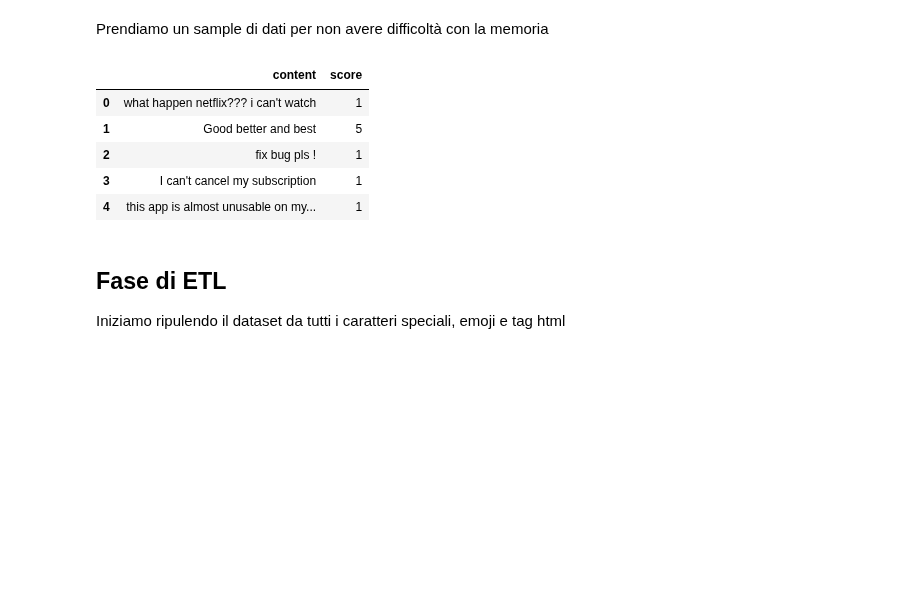
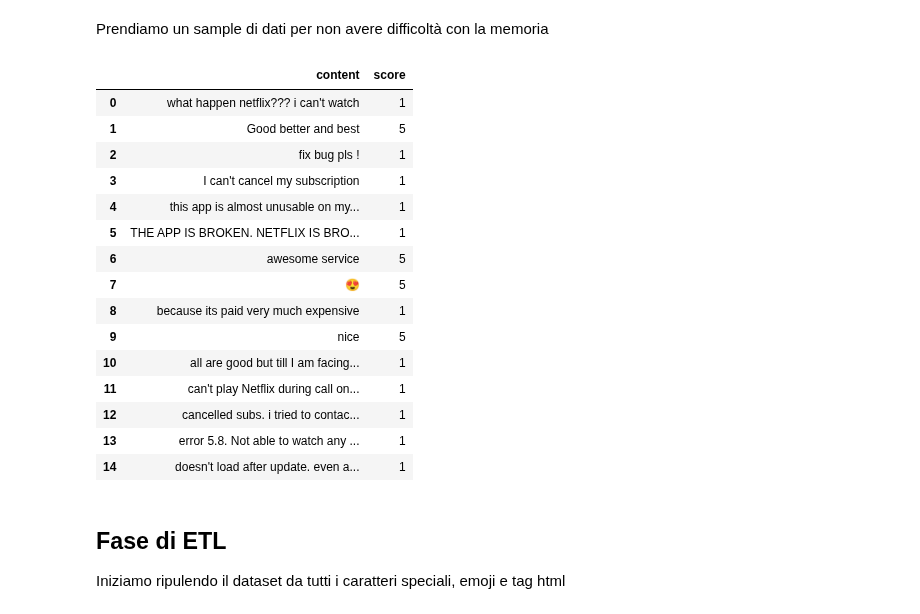
Before and after one commit to AlessandroPieragostini/Data-Science, a Jupyter notebook: BERT/BERT.ipynb, the cells around one changed output. Cells and saved outputs as stored; diff of their text form; code cells hidden in the pictures; blank space fills up the shorter version.

```diff
--- a/BERT/BERT.ipynb
+++ b/BERT/BERT.ipynb
@@ -68,16 +68,26 @@ Prendiamo un sample di dati per non avere difficoltà con la memoria
 # %%
 
 subset = df[['content', 'score']]
 train_data = subset.iloc[:1000]        # Righe da 0 a 9999 (prime 10.000)
 test_data = subset.iloc[1000:1200]    # Righe da 10000 a 11999 (dal 10.001° al 12.000°)
-subset.head(5)
+subset.head(15)
 # %% [output]
 |  | content | score |
 | 0 | what happen netflix??? i can't watch | 1 |
 | 1 | Good better and best | 5 |
 | 2 | fix bug pls ! | 1 |
 | 3 | I can't cancel my subscription | 1 |
 | 4 | this app is almost unusable on my... | 1 |
+| 5 | THE APP IS BROKEN. NETFLIX IS BRO... | 1 |
+| 6 | awesome service | 5 |
+| 7 | 😍 | 5 |
+| 8 | because its paid very much expensive | 1 |
+| 9 | nice | 5 |
+| 10 | all are good but till I am facing... | 1 |
+| 11 | can't play Netflix during call on... | 1 |
+| 12 | cancelled subs. i tried to contac... | 1 |
+| 13 | error 5.8. Not able to watch any ... | 1 |
+| 14 | doesn't load after update. even a... | 1 |
 # %% [markdown]
 ## Fase di ETL
 Iniziamo ripulendo il dataset da tutti i caratteri speciali, emoji e tag html
```
Also changed, not shown: parts of 12 cells of this notebook.
